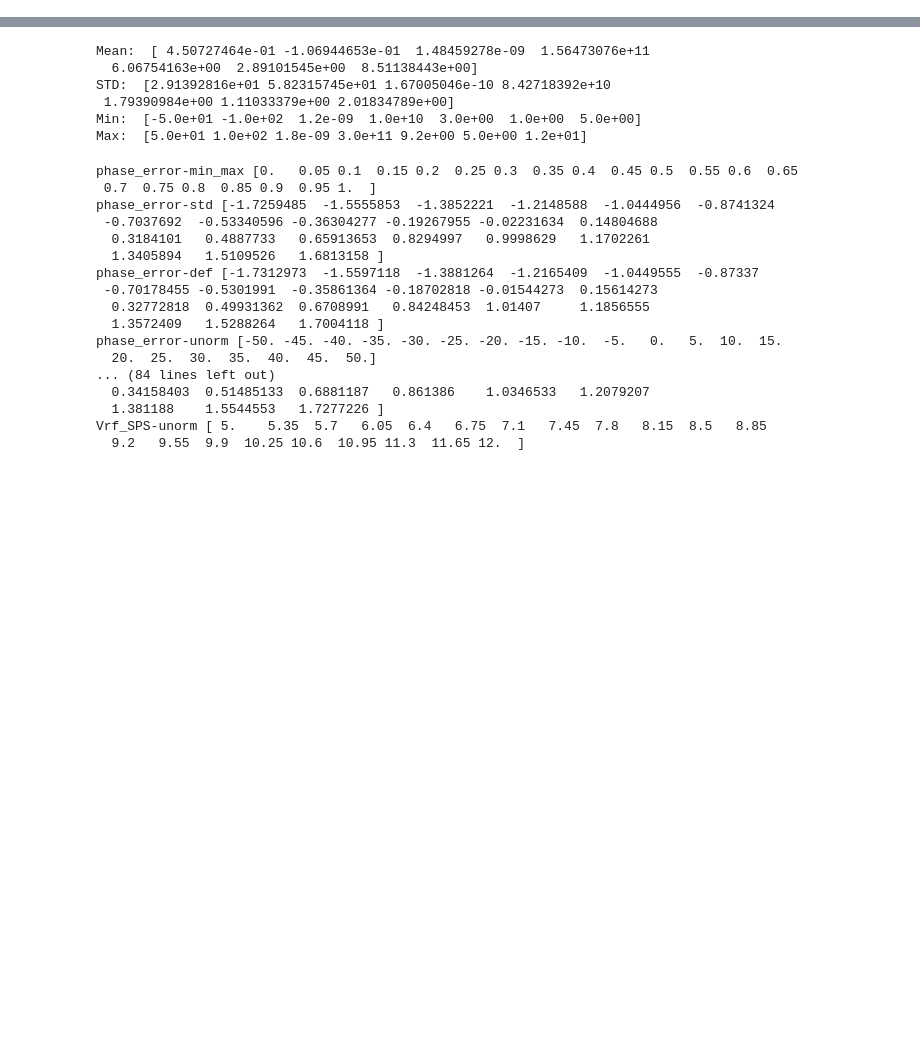
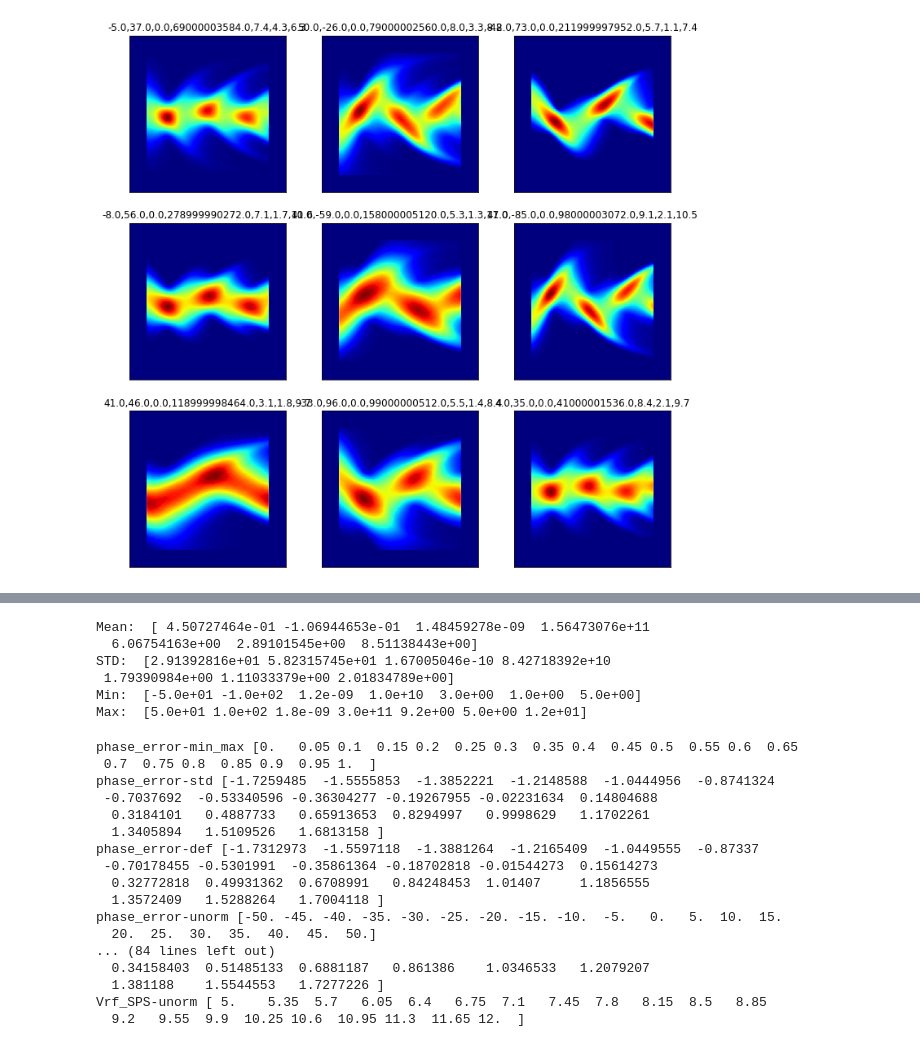
Before and after one commit to kiliakis/tomography_ML, a Jupyter notebook: inspect_input_data.ipynb, the cells around one changed output, grey strips where cells are left out. Saved outputs shown, nothing was run; the diff lists cells and outputs as text; code cells hidden in the pictures; blank space fills up the shorter version.

```diff
--- a/inspect_input_data.ipynb
+++ b/inspect_input_data.ipynb
@@ -20,6 +19,7 @@ import matplotlib as mpl
 # %%
 # Initialize parameters
-data_dir = '/eos/kiliakis/tomo_data/datasets'
+# data_dir = '/eos/kiliakis/tomo_data/datasets'
+data_dir = './tomo_data/datasets'
 
 # Data specific
 IMG_OUTPUT_SIZE = 128
@@ -27,7 +27,7 @@ latent_dim = 7  # 6 + the new VrfSPS
 
 # Keep only a small percentage of the entire dataset
 # for faster testing.
-dataset_keep_percent = 1
+dataset_keep_percent = 0.1
 # %%
 
 # Initialize train/ test / validation paths
@@ -64,0 +66,26 @@ To enable them in other operations, rebuild TensorFlow with the appropriate comp
+# %%
+%matplotlib inline
+# plot some of the outputs
+
+nrows = 3
+# Get nrows * nrows random images
+sample = np.random.choice(np.arange(len(x_train)),
+                          size=nrows * nrows, replace=False)
+
+samples_X = tf.gather(x_train, sample)
+samples_y = tf.gather(y_train, sample)
+
+# Create 3x3 grid of figures
+fig, axes = plt.subplots(ncols=nrows, nrows=nrows, figsize=(12, 12))
+axes = np.ravel(axes)
+for i in range(len(axes)):
+    ax = axes[i]
+    ax.set_xticks([])
+    ax.set_yticks([])
+    # show the image
+    ax.imshow(samples_X[i], cmap='jet')
+    # Set the label
+    title = ','.join([f'{num:.1f}' for num in samples_y[i]])
+    ax.set_title(f'{title}')
+# %% [output]
+[figure, added]
```
Also changed, not shown: parts of 3 cells of this notebook, 1 other file.
